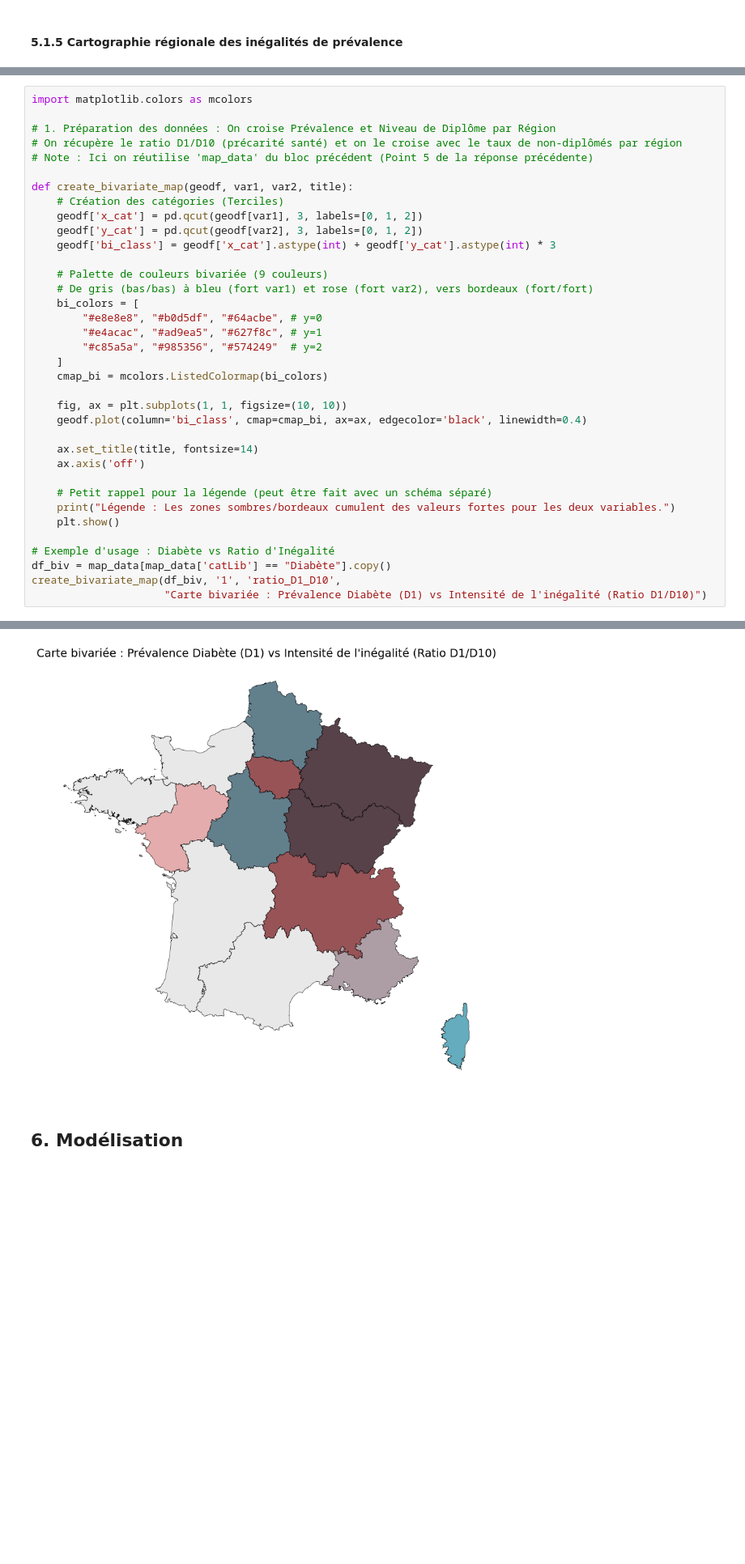
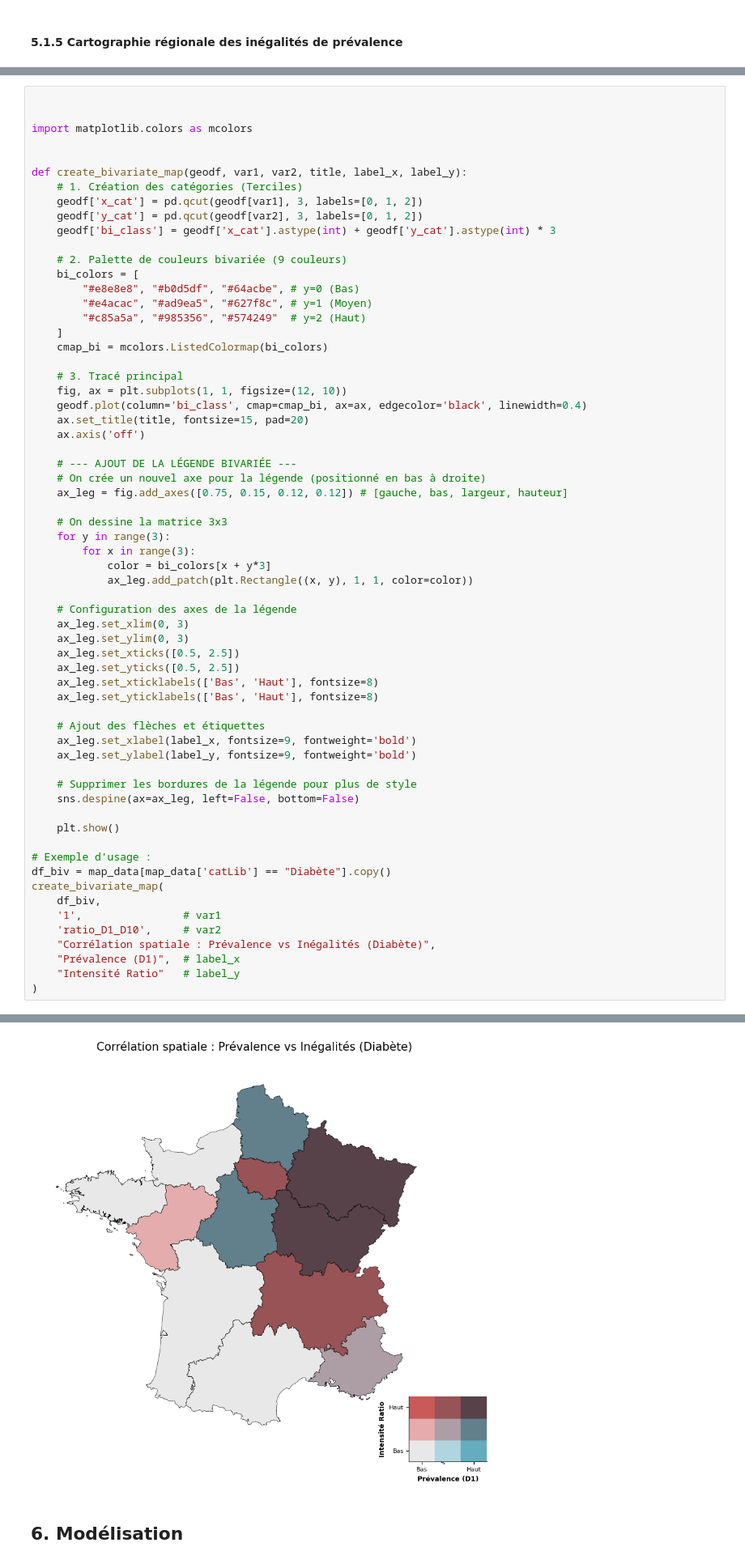
Before and after one commit to clemence-pinsard/projet_python_pour_datascience, a Jupyter notebook: main.ipynb, the cells around one changed output, grey strips where cells are left out. Shown at 81% size. Cells and saved outputs as stored; diff of their text form; blank space fills up the shorter version.

Commit message:
légende

```diff
--- a/main.ipynb
+++ b/main.ipynb
@@ -826,39 +826,66 @@ plt.show()
 # %% [output]
 [figure]
 # %%
+
+
 import matplotlib.colors as mcolors
 
-# 1. Préparation des données : On croise Prévalence et Niveau de Diplôme par Région
-# On récupère le ratio D1/D10 (précarité santé) et on le croise avec le taux de non-diplômés par région
-# Note : Ici on réutilise 'map_data' du bloc précédent (Point 5 de la réponse précédente)
 
-def create_bivariate_map(geodf, var1, var2, title):
-    # Création des catégories (Terciles)
+def create_bivariate_map(geodf, var1, var2, title, label_x, label_y):
+    # 1. Création des catégories (Terciles)
     geodf['x_cat'] = pd.qcut(geodf[var1], 3, labels=[0, 1, 2])
     geodf['y_cat'] = pd.qcut(geodf[var2], 3, labels=[0, 1, 2])
     geodf['bi_class'] = geodf['x_cat'].astype(int) + geodf['y_cat'].astype(int) * 3
 
-    # Palette de couleurs bivariée (9 couleurs)
-    # De gris (bas/bas) à bleu (fort var1) et rose (fort var2), vers bordeaux (fort/fort)
+    # 2. Palette de couleurs bivariée (9 couleurs)
     bi_colors = [
-        "#e8e8e8", "#b0d5df", "#64acbe", # y=0
-        "#e4acac", "#ad9ea5", "#627f8c", # y=1
-        "#c85a5a", "#985356", "#574249"  # y=2
+        "#e8e8e8", "#b0d5df", "#64acbe", # y=0 (Bas)
+        "#e4acac", "#ad9ea5", "#627f8c", # y=1 (Moyen)
+        "#c85a5a", "#985356", "#574249"  # y=2 (Haut)
     ]
     cmap_bi = mcolors.ListedColormap(bi_colors)
 
-    fig, ax = plt.subplots(1, 1, figsize=(10, 10))
+    # 3. Tracé principal
+    fig, ax = plt.subplots(1, 1, figsize=(12, 10))
     geodf.plot(column='bi_class', cmap=cmap_bi, ax=ax, edgecolor='black', linewidth=0.4)
-
-    ax.set_title(title, fontsize=14)
+    ax.set_title(title, fontsize=15, pad=20)
     ax.axis('off')
 
-    # Petit rappel pour la légende (peut être fait avec un schéma séparé)
-    print("Légende : Les zones sombres/bordeaux cumulent des valeurs fortes pour les deux variables.")
+    # --- AJOUT DE LA LÉGENDE BIVARIÉE ---
+    # On crée un nouvel axe pour la légende (positionné en bas à droite)
+    ax_leg = fig.add_axes([0.75, 0.15, 0.12, 0.12]) # [gauche, bas, largeur, hauteur]
+
+    # On dessine la matrice 3x3
+    for y in range(3):
+        for x in range(3):
+            color = bi_colors[x + y*3]
+            ax_leg.add_patch(plt.Rectangle((x, y), 1, 1, color=color))
+
+    # Configuration des axes de la légende
+    ax_leg.set_xlim(0, 3)
+    ax_leg.set_ylim(0, 3)
+    ax_leg.set_xticks([0.5, 2.5])
+    ax_leg.set_yticks([0.5, 2.5])
+    ax_leg.set_xticklabels(['Bas', 'Haut'], fontsize=8)
+    ax_leg.set_yticklabels(['Bas', 'Haut'], fontsize=8)
+
+    # Ajout des flèches et étiquettes
+    ax_leg.set_xlabel(label_x, fontsize=9, fontweight='bold')
+    ax_leg.set_ylabel(label_y, fontsize=9, fontweight='bold')
+
+    # Supprimer les bordures de la légende pour plus de style
+    sns.despine(ax=ax_leg, left=False, bottom=False)
+
     plt.show()
 
-# Exemple d'usage : Diabète vs Ratio d'Inégalité
+# Exemple d'usage :
 df_biv = map_data[map_data['catLib'] == "Diabète"].copy()
-create_bivariate_map(df_biv, '1', 'ratio_D1_D10',
-                     "Carte bivariée : Prévalence Diabète (D1) vs Intensité de l'inégalité (Ratio D1/D10)")
+create_bivariate_map(
+    df_biv,
+    '1',                # var1
+    'ratio_D1_D10',     # var2
+    "Corrélation spatiale : Prévalence vs Inégalités (Diabète)",
+    "Prévalence (D1)",  # label_x
+    "Intensité Ratio"   # label_y
+)
 # %% [output]
@@ -866,4 +892,4 @@ Légende : Les zones sombres/bordeaux cumulent des valeurs fortes pour les deux
-[figure, old version]
+[figure, new version]
 # %% [markdown]
 ## 6. Modélisation
 # %% [markdown]
```
Also changed, not shown: parts of 1 cell of this notebook.
